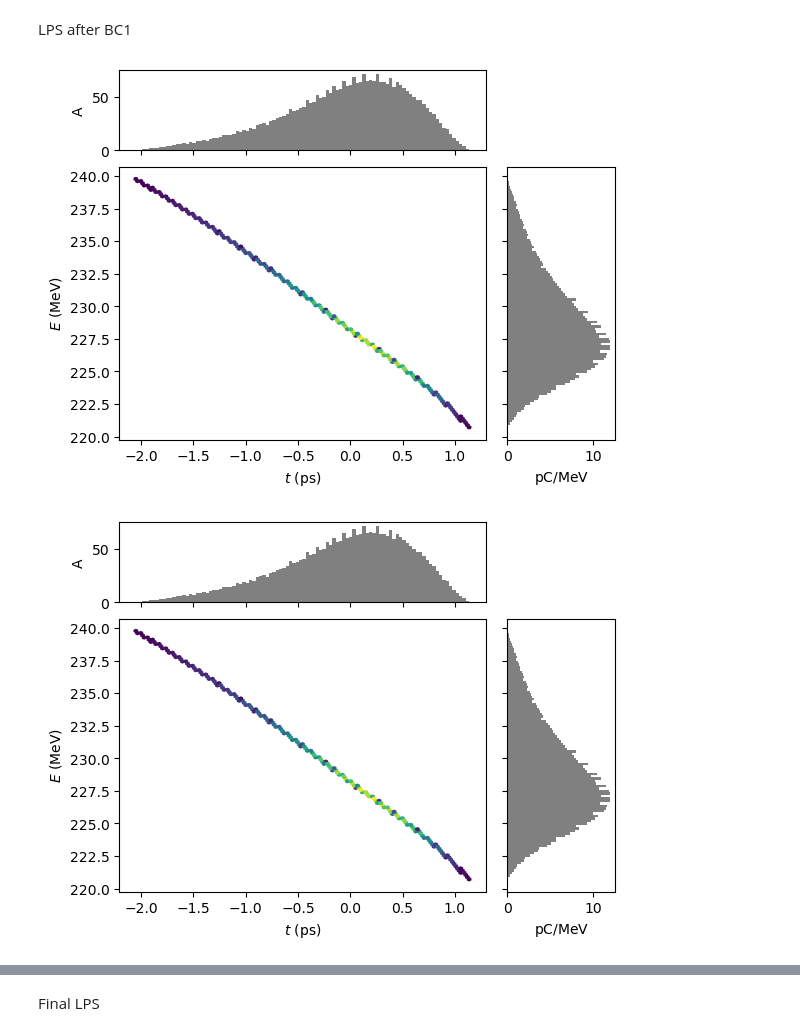
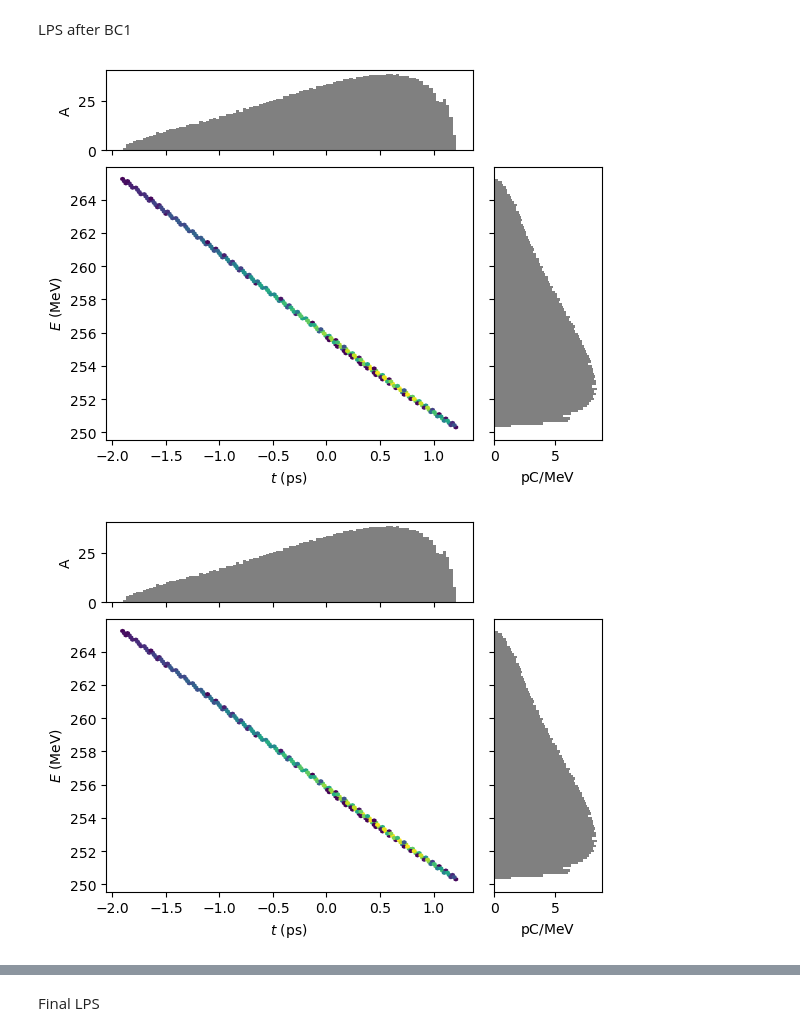
Before and after one commit to slaclab/lume-belt, a Jupyter notebook: docs/examples/belt_example.ipynb, the cells around one changed output, grey strips where cells are left out. Saved outputs shown, nothing was run; the diff lists cells and outputs as text; code cells hidden in the pictures.

Commit message:
update a lclsii example

```diff
--- a/docs/examples/belt_example.ipynb
+++ b/docs/examples/belt_example.ipynb
@@ -13,7 +13,7 @@ Instantiate the object on a value init file. This will configure a working direc
 ~/miniconda3/envs/lume-eblt-dev/bin/xbelt
 # %%
 test = BELT(
-    input="example1/belt.in",
+    input="lcls-ii-example/belt.in",
     workdir=os.environ.get("SCRATCH"),
     #command="/sdf/group/ad/sw/beta/bin/xbelt",
 )
@@ -104,7 +101,7 @@ test.output.plot_distribution(file_id=101, xkey="t", ykey="energy", bins=100)
 # %% [markdown]
 LPS after BC1
 # %%
-test.output.plot_distribution(file_id=211, xkey="t", ykey="energy", bins=100)
+test.output.plot_distribution(file_id=109, xkey="t", ykey="energy", bins=100)
 # %% [output]
-[figure, old version]
+[figure, new version]
-[figure, old version]
+[figure, new version]
```
Also changed, not shown: parts of 13 cells of this notebook.
